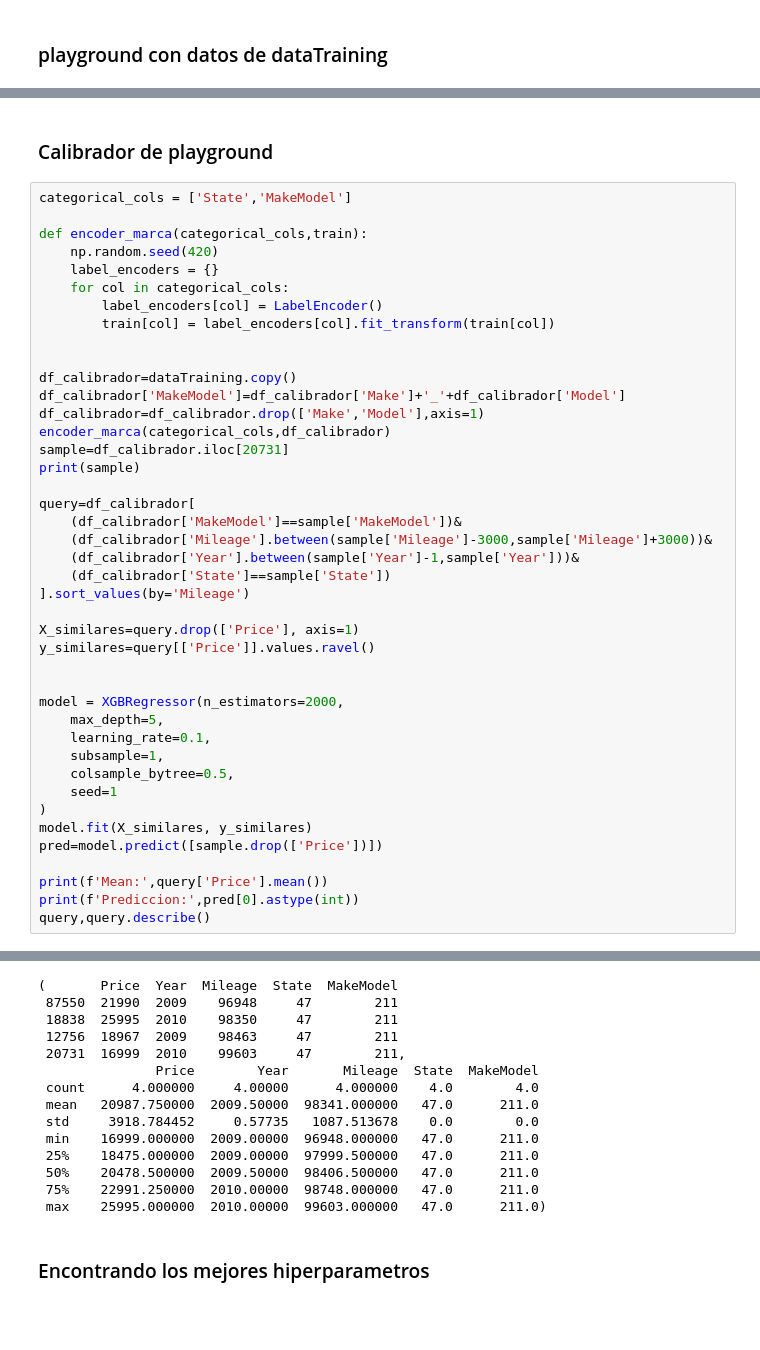
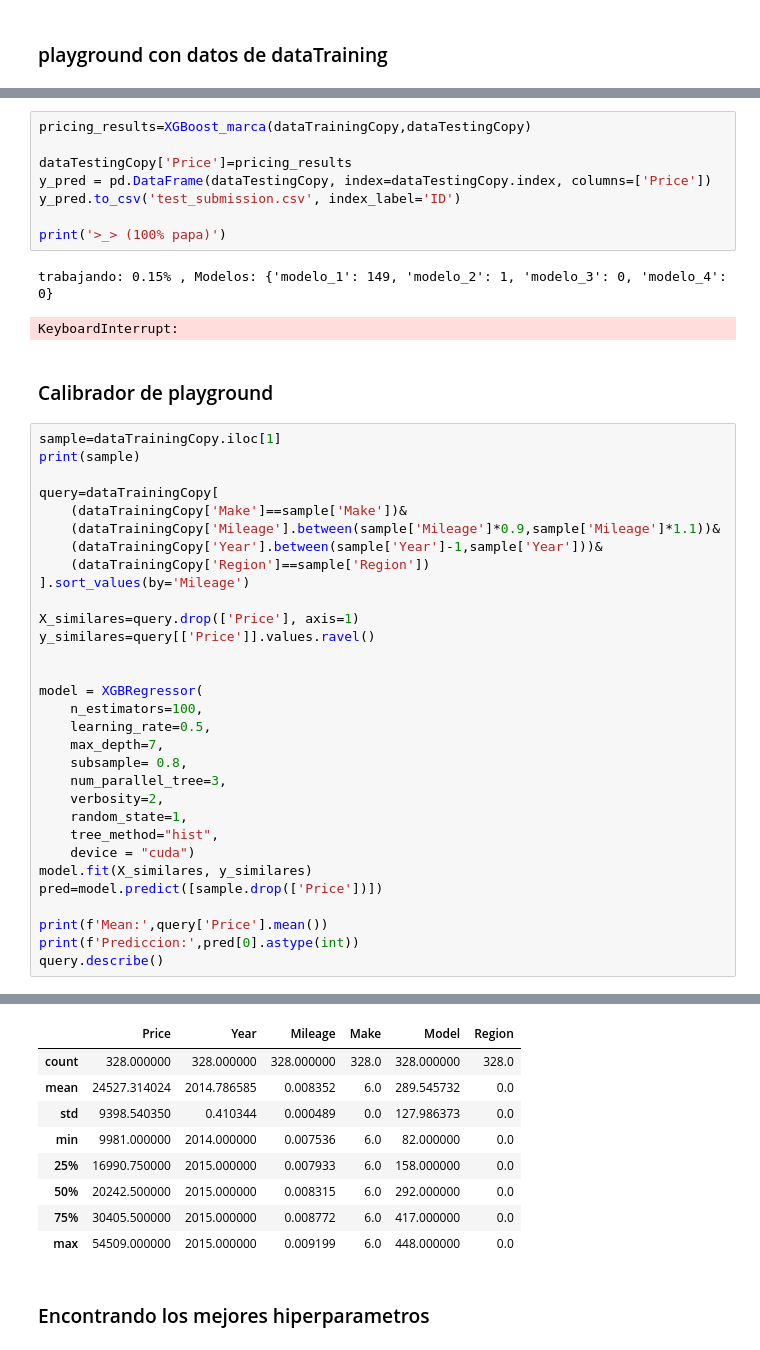
Before and after one commit to anfisbena/MIAD_NLP_2024, a Jupyter notebook: Semana 3/S3P1_proyecto1.ipynb, the cells around one changed output, grey strips where cells are left out. Cells and saved outputs as stored; diff of their text form; blank space fills up the shorter version.

```diff
--- a/Semana 3/S3P1_proyecto1.ipynb
+++ b/Semana 3/S3P1_proyecto1.ipynb
@@ -611,45 +503,45 @@ def XGBoost_marca():
+# %%
+pricing_results=XGBoost_marca(dataTrainingCopy,dataTestingCopy)
+
+dataTestingCopy['Price']=pricing_results
+y_pred = pd.DataFrame(dataTestingCopy, index=dataTestingCopy.index, columns=['Price'])
+y_pred.to_csv('test_submission.csv', index_label='ID')
+
+print('>_> (100% papa)')
+# %% [output]
+trabajando: 0.15% , Modelos: {'modelo_1': 149, 'modelo_2': 1, 'modelo_3': 0, 'modelo_4': 0}
+KeyboardInterrupt:
 # %% [markdown]
 <h3>Calibrador de playground</h3>
 # %%
-categorical_cols = ['State','MakeModel']
-
-def encoder_marca(categorical_cols,train):
-    np.random.seed(420)
-    label_encoders = {}
-    for col in categorical_cols:
-        label_encoders[col] = LabelEncoder()
-        train[col] = label_encoders[col].fit_transform(train[col])
-
-
-df_calibrador=dataTraining.copy()
-df_calibrador['MakeModel']=df_calibrador['Make']+'_'+df_calibrador['Model']
-df_calibrador=df_calibrador.drop(['Make','Model'],axis=1)
-encoder_marca(categorical_cols,df_calibrador)
-sample=df_calibrador.iloc[20731]
+sample=dataTrainingCopy.iloc[1]
 print(sample)
 
-query=df_calibrador[
-    (df_calibrador['MakeModel']==sample['MakeModel'])&
-    (df_calibrador['Mileage'].between(sample['Mileage']-3000,sample['Mileage']+3000))&
-    (df_calibrador['Year'].between(sample['Year']-1,sample['Year']))&
-    (df_calibrador['State']==sample['State'])
+query=dataTrainingCopy[
+    (dataTrainingCopy['Make']==sample['Make'])&
+    (dataTrainingCopy['Mileage'].between(sample['Mileage']*0.9,sample['Mileage']*1.1))&
+    (dataTrainingCopy['Year'].between(sample['Year']-1,sample['Year']))&
+    (dataTrainingCopy['Region']==sample['Region'])
 ].sort_values(by='Mileage')
 
 X_similares=query.drop(['Price'], axis=1)
 y_similares=query[['Price']].values.ravel()
 
 
-model = XGBRegressor(n_estimators=2000,
-    max_depth=5,
-    learning_rate=0.1,
-    subsample=1,
-    colsample_bytree=0.5,
-    seed=1
-)
+model = XGBRegressor(
+    n_estimators=100,
+    learning_rate=0.5,
+    max_depth=7,
+    subsample= 0.8,
+    num_parallel_tree=3,
+    verbosity=2,
+    random_state=1,
+    tree_method="hist",
+    device = "cuda")
 model.fit(X_similares, y_similares)
 pred=model.predict([sample.drop(['Price'])])
 
 print(f'Mean:',query['Price'].mean())
 print(f'Prediccion:',pred[0].astype(int))
-query,query.describe()
+query.describe()
 # %% [output]
@@ -664,17 +557,12 @@ Prediccion: 16999
-(       Price  Year  Mileage  State  MakeModel
- 87550  21990  2009    96948     47        211
- 18838  25995  2010    98350     47        211
- 12756  18967  2009    98463     47        211
- 20731  16999  2010    99603     47        211,
-               Price        Year       Mileage  State  MakeModel
- count      4.000000     4.00000      4.000000    4.0        4.0
- mean   20987.750000  2009.50000  98341.000000   47.0      211.0
- std     3918.784452     0.57735   1087.513678    0.0        0.0
- min    16999.000000  2009.00000  96948.000000   47.0      211.0
- 25%    18475.000000  2009.00000  97999.500000   47.0      211.0
- 50%    20478.500000  2009.50000  98406.500000   47.0      211.0
- 75%    22991.250000  2010.00000  98748.000000   47.0      211.0
- max    25995.000000  2010.00000  99603.000000   47.0      211.0)
+|  | Price | Year | Mileage | Make | Model | Region |
+| count | 328.000000 | 328.000000 | 328.000000 | 328.0 | 328.000000 | 328.0 |
+| mean | 24527.314024 | 2014.786585 | 0.008352 | 6.0 | 289.545732 | 0.0 |
+| std | 9398.540350 | 0.410344 | 0.000489 | 0.0 | 127.986373 | 0.0 |
+| min | 9981.000000 | 2014.000000 | 0.007536 | 6.0 | 82.000000 | 0.0 |
+| 25% | 16990.750000 | 2015.000000 | 0.007933 | 6.0 | 158.000000 | 0.0 |
+| 50% | 20242.500000 | 2015.000000 | 0.008315 | 6.0 | 292.000000 | 0.0 |
+| 75% | 30405.500000 | 2015.000000 | 0.008772 | 6.0 | 417.000000 | 0.0 |
+| max | 54509.000000 | 2015.000000 | 0.009199 | 6.0 | 448.000000 | 0.0 |
 # %% [markdown]
 <h3>Encontrando los mejores hiperparametros</h3>
 # %%
```
Also changed, not shown: parts of 22 cells of this notebook, 9 other files.
